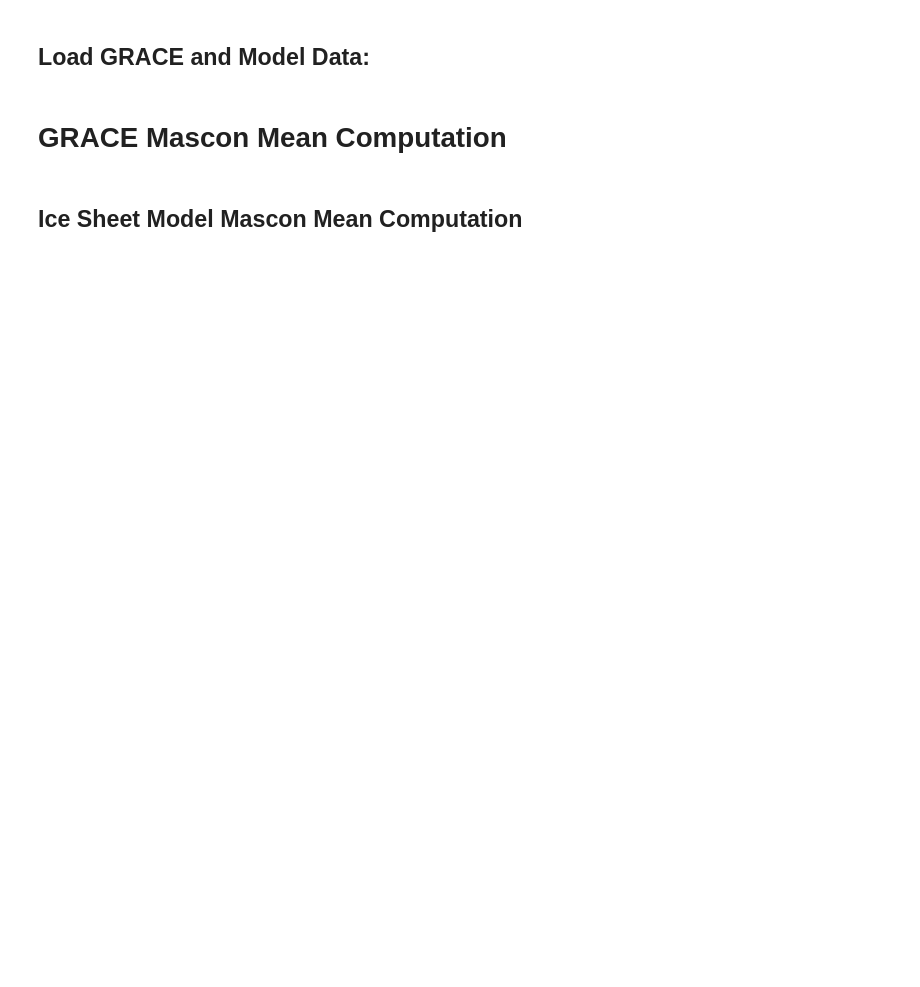
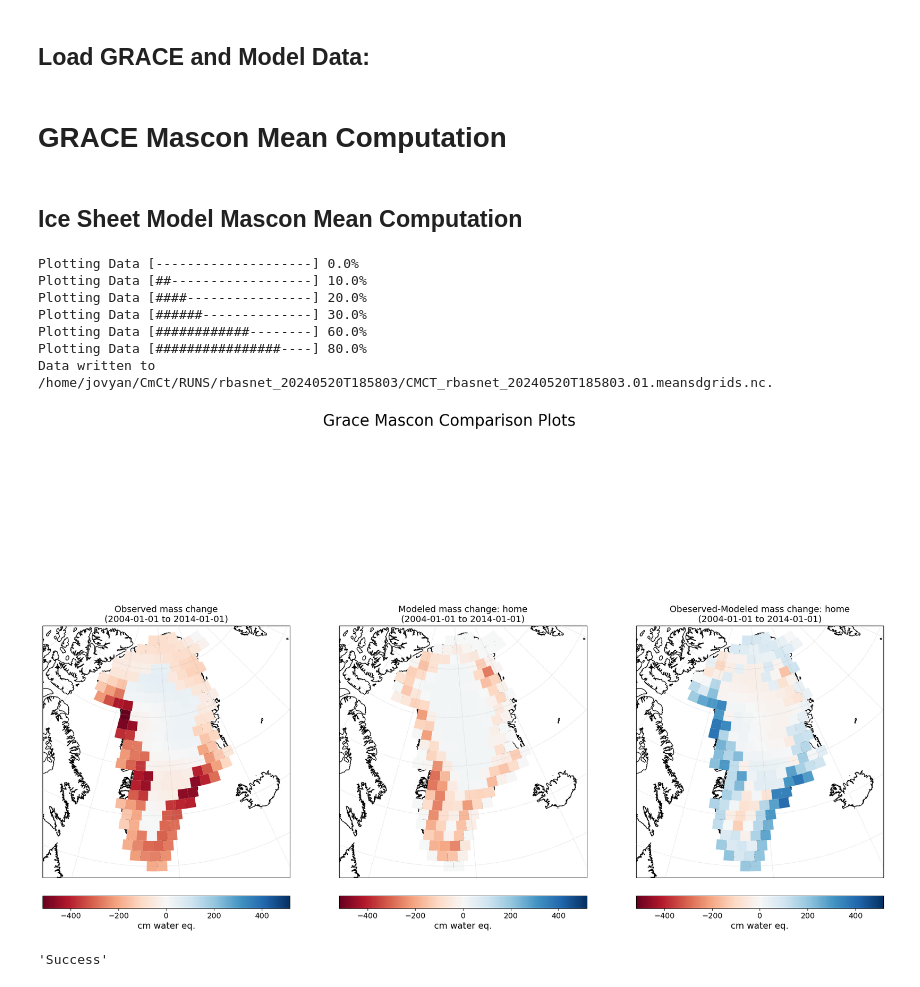
Before and after one commit to erikasy23/CmCt, a Jupyter notebook: notebooks/Gravimetry/GISmodel_onto_GSFCmascons.ipynb, the cells around one changed output. Cells and saved outputs as stored; diff of their text form; code cells hidden in the pictures; blank space fills up the shorter version.

Commit message:
Added Observed-Modeled mass change plot

```diff
--- a/notebooks/Gravimetry/GISmodel_onto_GSFCmascons.ipynb
+++ b/notebooks/Gravimetry/GISmodel_onto_GSFCmascons.ipynb
@@ -116,7 +151,7 @@ model_file = "lithk_GIS_JPL_ISSM_asmb.nc"
 # %%
 def loadGsfcMascons():
     #Load Mascons data
-    inpath_1 =os.path.expanduser('/home/jovyan/CmCt/notebooks/Gravimetry_code/')
+    inpath_1 =os.path.expanduser('/home/jovyan/CmCt/notebooks/Gravimetry/')
 
     # Load GSFC mascons
     h5_filename = inpath_1 + 'gsfc.glb_.200204_202312_rl06v2.0_obp-ice6gd.h5'
@@ -321,11 +394,26 @@ def plotFigure(cmwe_delta, mscns_trim, gsfc, I_, lithk_mascons_cmwe):
     plt.savefig(plot_filename)
 
     plt.show()
+# %%
+def write_to_netcdf(cmwe_diff,output_filename):
+    # Create a DataArray
+    # data_array = xr.DataArray(cmwe_diff, dims=['x'], coords={'x': np.arange(len(cmwe_diff))})
+    data_array = xr.DataArray(cmwe_diff, dims=['mascons'], coords={'mascons': np.arange(len(cmwe_diff))})
+
+    # Create a Dataset and add the DataArray under the variable name 'cmwe_diff'
+    ds = xr.Dataset({'cmwe_diff': data_array})
+
+    # Write the dataset to a NetCDF file, including it in the 'residue' group
+    ds.to_netcdf(output_filename, group='residue', mode='w')
+
+    print(f'Data written to {output_filename}.')
 # %%
 # Plot GRACE Mascon and Ice Sheet Model Comparison
 # %%
 # do the computation:
-def runProcessing(file = None):
+# def runProcessing(file = None):
+def runProcessing(file = None,output_filename=output_nc_filename):
+    output_filename
 
     update_progress(0)
 
@@ -360,9 +448,27 @@ def runProcessing(file = None):
     update_progress(0.60)
 
 
+
+    # calculate and write results as netcdf file
+    try:
+        ###########################################################################
+        ### new variable cmwe_diff to write to nedcdf file as output
+        cmwe_diff=mscns_trim-cmwe_delta
+    except:
+        print('Error: Calculation failed.')
+    update_progress(0.80)
+
+    # Save results to NetCDF
+    try:
+        write_to_netcdf(cmwe_diff,output_filename)
+    except Exception as e:
+        print(f'Error: Failed to write NetCDF file. {e}')
+
+
     # Plot results
     try:
-        plotFigure(cmwe_delta, mscns_trim, gsfc, I_, lithk_mascons_cmwe)
+        # plotFigure(cmwe_delta, mscns_trim, gsfc, I_, lithk_mascons_cmwe)
+        plotFigure(cmwe_delta, mscns_trim,cmwe_diff, gsfc, I_, lithk_mascons_cmwe)
     except:
         print('Error: plotting failed.')
 
@@ -380,4 +486,15 @@ def update_progress(progress):
 # %%
 # Process
 file_name=Datadir+model_file
-runProcessing(file_name)
+# runProcessing(file_name)
+runProcessing(file_name, output_filename=output_nc_filename)
+# %% [output]
+Plotting Data [--------------------] 0.0%
+Plotting Data [##------------------] 10.0%
+Plotting Data [####----------------] 20.0%
+Plotting Data [######--------------] 30.0%
+Plotting Data [############--------] 60.0%
+Plotting Data [################----] 80.0%
+Data written to /home/jovyan/CmCt/RUNS/rbasnet_20240520T185803/CMCT_rbasnet_20240520T185803.01.meansdgrids.nc.
+[figure, added]
+'Success'
```
Also changed, not shown: parts of 6 cells of this notebook.
